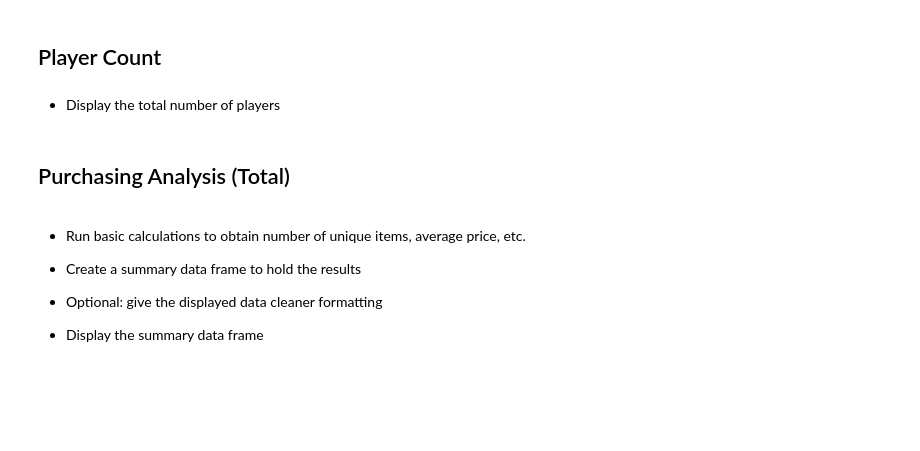
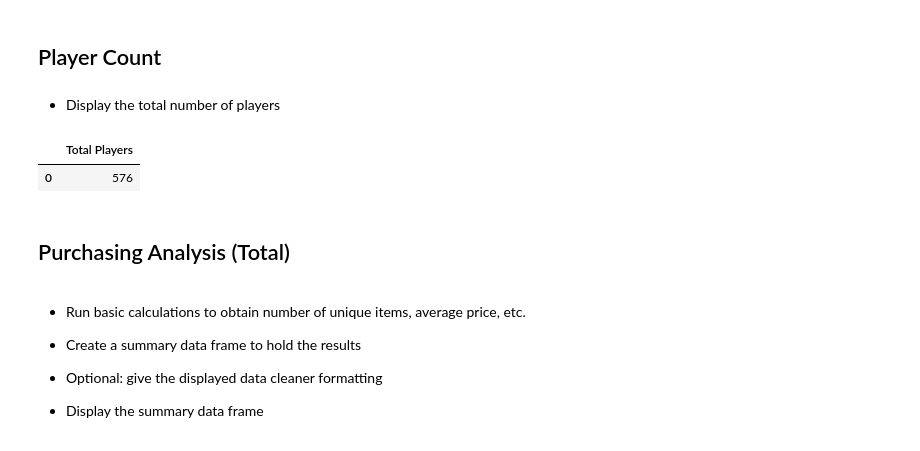
Before and after one commit to jordanroessle/pandas-challenge, a Jupyter notebook: HeroesOfPymoli/HeroesOfPymoli_starter.ipynb, the cells around one changed output. Cells and saved outputs as stored; diff of their text form; code cells hidden in the pictures; blank space fills up the shorter version.

```diff
--- a/HeroesOfPymoli/HeroesOfPymoli_starter.ipynb
+++ b/HeroesOfPymoli/HeroesOfPymoli_starter.ipynb
@@ -20,3 +18,12 @@ total_players = len(purchase_data.SN.unique())
+# %%
+#unique in case multiple purchases by same player
+total_players = len(purchase_data.SN.unique())
+
+#outputing like this to match what was provided
+pd.DataFrame({"Total Players":total_players}, index = [0])
+# %% [output]
+|  | Total Players |
+| 0 | 576 |
 # %% [markdown]
 ## Purchasing Analysis (Total)
 # %% [markdown]
```
Also changed, not shown: parts of 10 cells of this notebook.
